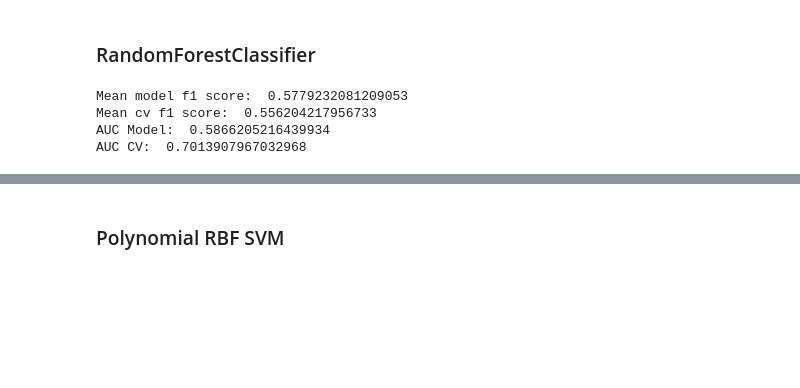
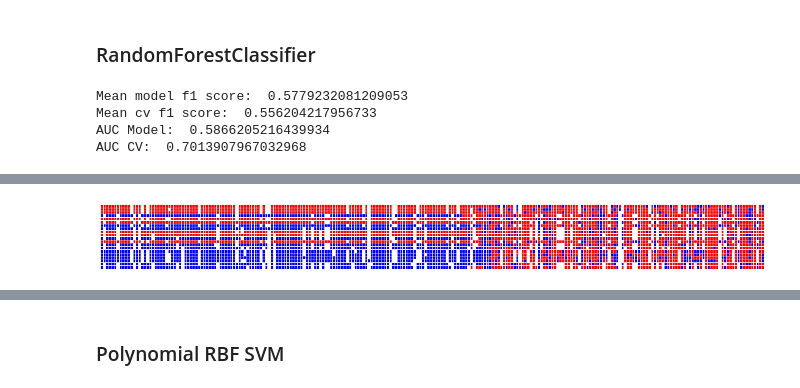
Before and after one commit to Vkothari28/Artificial-Intelligence-Group-Project, a Jupyter notebook: project.ipynb, the cells around one changed output, grey strips where cells are left out. Cells and saved outputs as stored; diff of their text form; code cells hidden in the pictures; blank space fills up the shorter version.

Commit message:
add heatmap to notebook

```diff
--- a/project.ipynb
+++ b/project.ipynb
@@ -300,3 +300,7 @@ Mean model f1 score:  0.5779232081209053
 Mean cv f1 score:  0.556204217956733
 AUC Model:  0.5866205216439934
 AUC CV:  0.7013907967032968
+# %%
+predicted_f19 = pd.read_csv('PredictedF19RandomForrest.csv')
+# len(predicted_f19['SubjectID'].unique())
+predicted_f19[['ProblemID', 'SubjectID', 'Label']]
@@ -302,0 +321,12 @@ AUC CV:  0.7013907967032968
+# %%
+import seaborn as sns
+
+# sns.heatmap(np.asarray(heatmap_data, dtype=object))
+data_hm = predicted_f19[['ProblemID', 'SubjectID', 'Label']]
+data_hm = data_hm.pivot("ProblemID", "SubjectID", "Label")
+
+fig, ax = plt.subplots(figsize=(20,2))
+sns.color_palette("crest", as_cmap=True)
+ax = sns.heatmap(data_hm.to_numpy(float), cbar=False, linewidths=.5, xticklabels=False, yticklabels=False, ax=ax, cmap='bwr')
+# %% [output]
+[figure, added]
```
Also changed, not shown: parts of 3 cells of this notebook, 2 other files.
